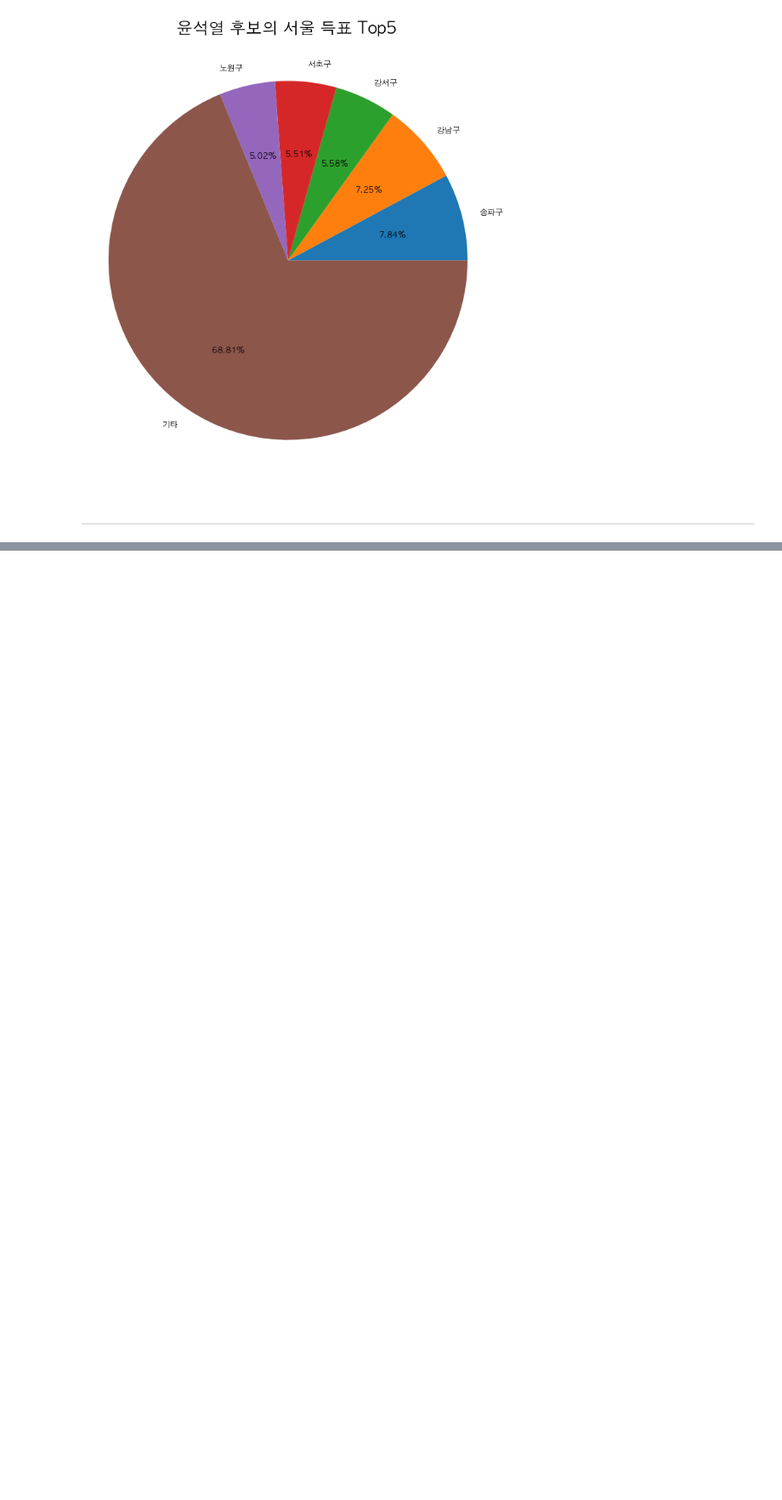
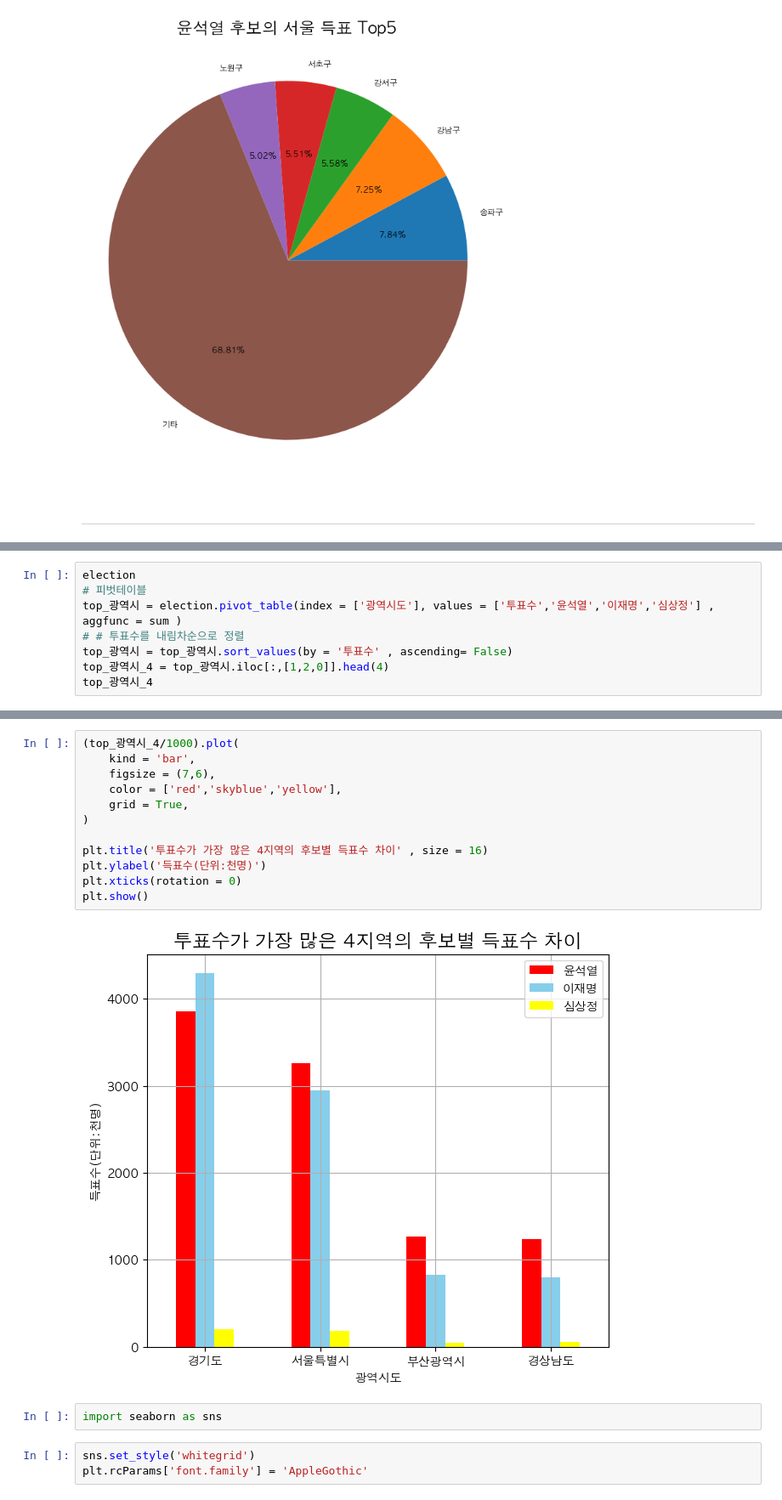
Before and after one commit to monargent0/TJPythonClass, a Jupyter notebook: 3.DataAnalysis/Note/12.대선자료시각화.ipynb, the cells around one changed output, grey strips where cells are left out. Shown at 85% size. Drawn from its saved outputs; the diff is of its cells as text; blank space fills up the shorter version.

```diff
--- a/3.DataAnalysis/Note/12.대선자료시각화.ipynb
+++ b/3.DataAnalysis/Note/12.대선자료시각화.ipynb
@@ -339,0 +398,8 @@ plt.show()
+# %%
+election
+# 피벗테이블
+top_광역시 = election.pivot_table(index = ['광역시도'], values = ['투표수','윤석열','이재명','심상정'] , aggfunc = sum )
+# # 투표수를 내림차순으로 정렬
+top_광역시 = top_광역시.sort_values(by = '투표수' , ascending= False)
+top_광역시_4 = top_광역시.iloc[:,[1,2,0]].head(4)
+top_광역시_4
@@ -339,0 +413,19 @@ plt.show()
+# %%
+(top_광역시_4/1000).plot(
+    kind = 'bar',
+    figsize = (7,6),
+    color = ['red','skyblue','yellow'],
+    grid = True,
+)
+
+plt.title('투표수가 가장 많은 4지역의 후보별 득표수 차이' , size = 16)
+plt.ylabel('득표수(단위:천명)')
+plt.xticks(rotation = 0)
+plt.show()
+# %% [output]
+[figure, added]
+# %%
+import seaborn as sns
+# %%
+sns.set_style('whitegrid')
+plt.rcParams['font.family'] = 'AppleGothic'
```
Also changed, not shown: parts of 15 cells of this notebook, 5 other files.
